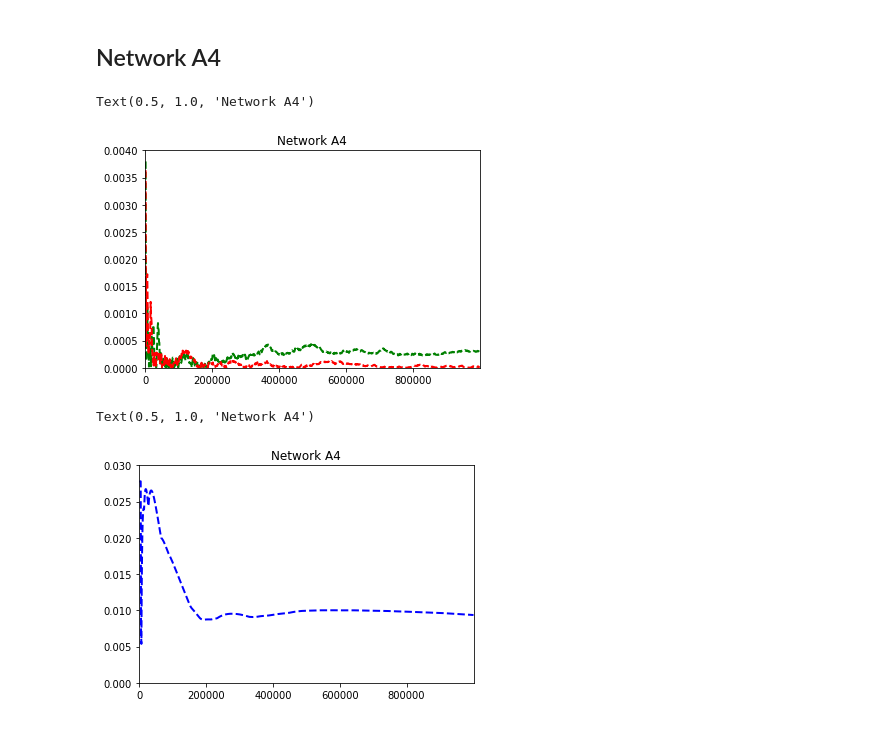
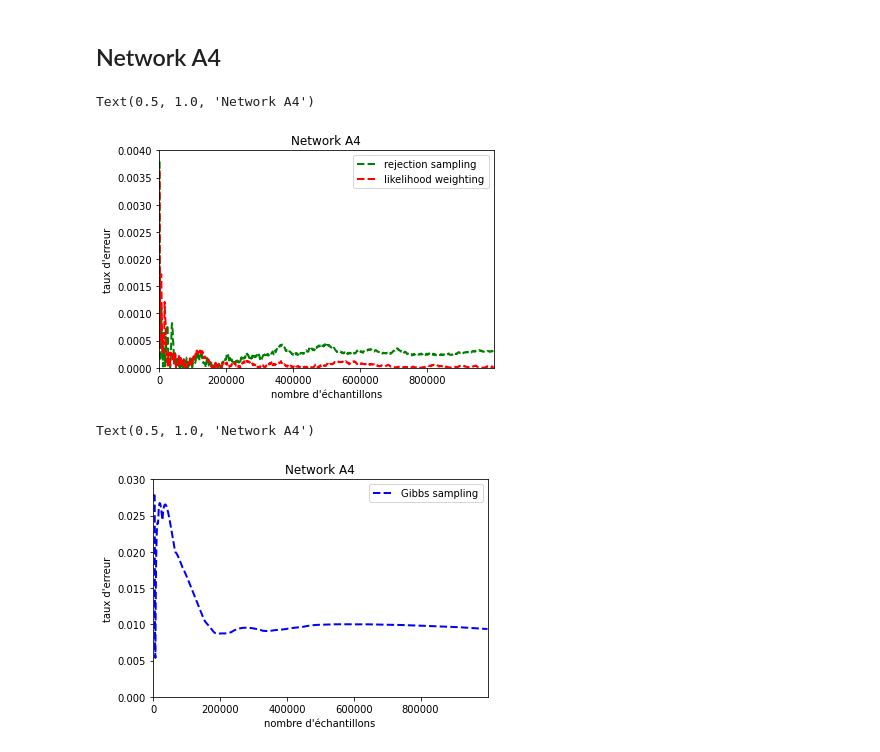
Before and after one commit to mxmboyer/decision-projet, a Jupyter notebook: data_viz.ipynb, the cells around one changed output. Cells and saved outputs as stored; diff of their text form; code cells hidden in the pictures.

```diff
--- a/data_viz.ipynb
+++ b/data_viz.ipynb
@@ -113,0 +152,12 @@ Text(0.5, 1.0, 'Network A2')
+# %%
+time_lw = pd.read_csv("lw_time_A2.csv")
+list_time_lw2 = list()
+for i in range(len(time_lw)):
+    list_time_lw2.append(time_lw.iloc[i]["temps_execution"])
+tab_y_time = [(n+1)*1000 for n in range(999)]
+pyplot.plot(tab_y_time, list_time_lw2, color = 'red', linestyle = 'dashed', linewidth = 2)
+pyplot.axis([-1000, 999999, 0, 13])
+pyplot.xlabel("nombre d'échantillons")
+pyplot.ylabel("temps d'exécution (en secondes)")
+pyplot.legend(["likelihood weighting"], loc ="upper left")
+pyplot.title("Network A2 - Complexité")
@@ -152,0 +212,12 @@ Text(0.5, 1.0, 'Network A3')
+# %%
+time_lw = pd.read_csv("lw_time_A3.csv")
+list_time_lw3 = list()
+for i in range(len(time_lw)):
+    list_time_lw3.append(time_lw.iloc[i]["temps_execution"])
+tab_y_time = [(n+1)*1000 for n in range(999)]
+pyplot.plot(tab_y_time, list_time_lw3, color = 'red', linestyle = 'dashed', linewidth = 2)
+pyplot.axis([-1000, 999999, 0, 10])
+pyplot.xlabel("nombre d'échantillons")
+pyplot.ylabel("temps d'exécution (en secondes)")
+pyplot.legend(["likelihood weighting"], loc ="upper left")
+pyplot.title("Network A3 - Complexité")
@@ -155,37 +229,43 @@ Text(0.5, 1.0, 'Network A3')
 # %%
 proba_exacte4 = [0.9722035837848854, 0.027796416215114632]
 
 df_rej4 = pd.read_csv("rejet_A4.csv")
 df_lw4 = pd.read_csv("lw_A4.csv")
 df_gibbs4 = pd.read_csv("gibbs_A4.csv")
 somme_rej = 0
 somme_lw = 0
 somme_g = 0
-erreur_rej = list()
-erreur_lw = list()
-erreur_g = list()
+erreur_rej4 = list()
+erreur_lw4 = list()
+erreur_g4 = list()
 for i in range (len(df_gibbs4)):
     somme_rej += df_rej4.iloc[i]["prob_false"]
     somme_lw += df_lw4.iloc[i]["prob_false"]
     somme_g += df_gibbs4.iloc[i]["prob_false"]
     cumul_proba_rej = somme_rej / (i+1)
     cumul_proba_lw = somme_lw / (i+1)
     cumul_proba_g = somme_g / (i+1)
-    erreur_rej.append(abs(cumul_proba_rej - proba_exacte4[0]))
-    erreur_lw.append(abs(cumul_proba_lw - proba_exacte4[0]))
-    erreur_g.append(abs(cumul_proba_g - proba_exacte4[0]))
+    erreur_rej4.append(abs(cumul_proba_rej - proba_exacte4[0]))
+    erreur_lw4.append(abs(cumul_proba_lw - proba_exacte4[0]))
+    erreur_g4.append(abs(cumul_proba_g - proba_exacte4[0]))
 tab_y = [(n+1)*1000 for n in range(1000)]
-pyplot.plot(tab_y, erreur_rej, color = 'green', linestyle = 'dashed', linewidth = 2)
-pyplot.plot(tab_y, erreur_lw, color = 'red', linestyle = 'dashed', linewidth = 2)
+pyplot.plot(tab_y, erreur_rej4, color = 'green', linestyle = 'dashed', linewidth = 2)
+pyplot.plot(tab_y, erreur_lw4, color = 'red', linestyle = 'dashed', linewidth = 2)
 pyplot.axis([-1000, 999999, 0, 0.004])
+pyplot.xlabel("nombre d'échantillons")
+pyplot.ylabel("taux d'erreur")
+pyplot.legend(["rejection sampling", "likelihood weighting"], loc ="upper right")
 pyplot.title("Network A4")
 # %% [output]
 Text(0.5, 1.0, 'Network A4')
-[figure, old version]
+[figure, new version]
 # %%
-pyplot.plot(tab_y, erreur_g, color = 'blue', linestyle = 'dashed', linewidth = 2)
+pyplot.plot(tab_y, erreur_g4, color = 'blue', linestyle = 'dashed', linewidth = 2)
 pyplot.axis([-1000, 999999, 0, 0.03])
+pyplot.xlabel("nombre d'échantillons")
+pyplot.ylabel("taux d'erreur")
+pyplot.legend(["Gibbs sampling"], loc ="upper right")
 pyplot.title("Network A4")
 # %% [output]
 Text(0.5, 1.0, 'Network A4')
-[figure, old version]
+[figure, new version]
```
Also changed, not shown: parts of 20 cells of this notebook.
